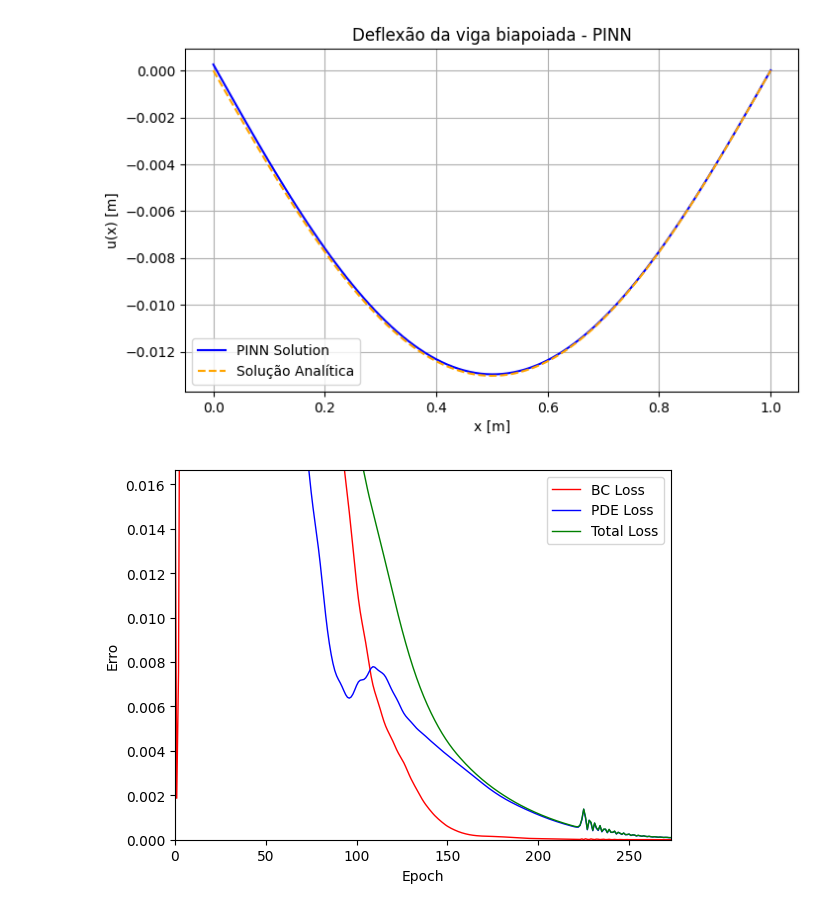
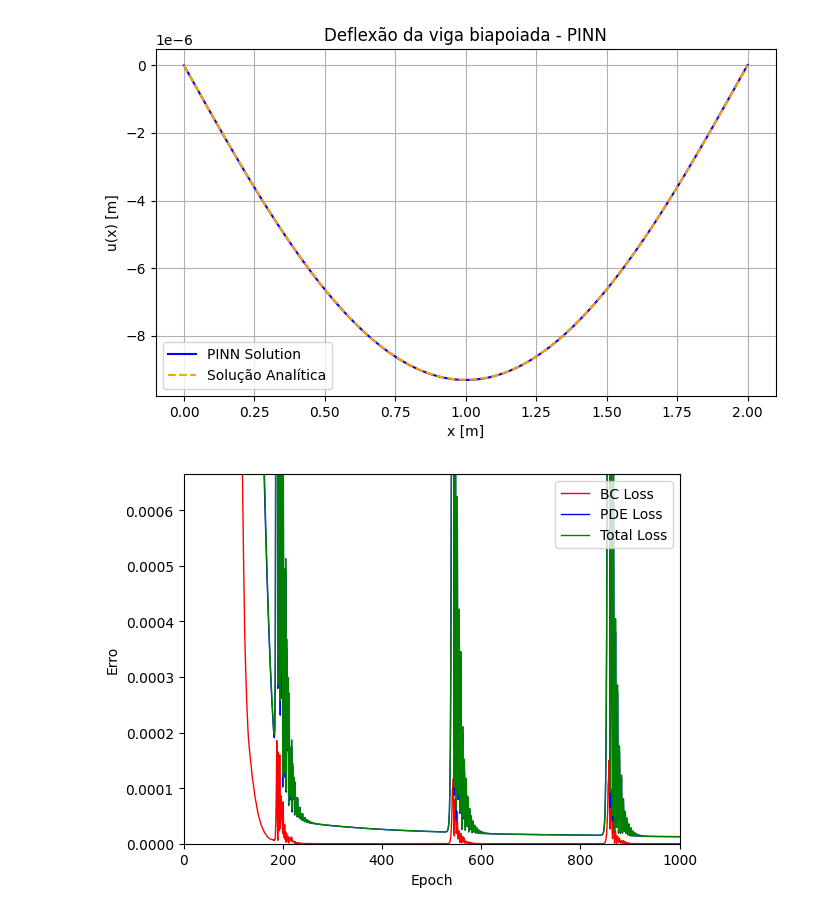
Before and after one commit to taciov/PINNViga, a Jupyter notebook: execute_PINNViga.ipynb, the cells around one changed output. Cells and saved outputs as stored; diff of their text form; code cells hidden in the pictures.

```diff
--- a/execute_PINNViga.ipynb
+++ b/execute_PINNViga.ipynb
@@ -15,15 +15,19 @@ L = 1.0
 # %%
 ## VIGA BIAPOIADA
 
-EI = 1.0
-q = - 1.0
-L = 1.0
+b = 0.2
+h = 0.4
+E = 210e9
+I = b * (h ** 3) / 12
+EI = E * I
+q = -10e3
+L = 2
 
 apoio_esq = [1, 1, 0]
 apoio_dir = [0, 1, 0]
 
 biapoiada = PINNViga.PINNViga()
-biapoiada.run_model(apoio_esq, apoio_dir, EI, q, L, num_epochs=600, pde_weight=1, bc_weight=1)
+biapoiada.run_model(apoio_esq, apoio_dir, EI, q, L, num_epochs=1000, pde_weight=1, bc_weight=1, tol = 1e-5)
 
 def y_calc(x_val):
     return (q * x_val / (24 * EI)) * (L**3 - 2 * L * x_val**2 + x_val**3)
@@ -38,5 +42,5 @@ plt.grid(True)
 plt.legend()
 plt.show()
 
-biapoiada.plot_errors(100)
+biapoiada.plot_errors(1000)
 # %% [output]
@@ -50,2 +58,2 @@ Treinamento interrompido na época 274 devido à falta de melhoria.
-[figure, old version]
+[figure, new version]
-[figure, old version]
+[figure, new version]
```
Also changed, not shown: parts of 7 cells of this notebook, 1 other file.
